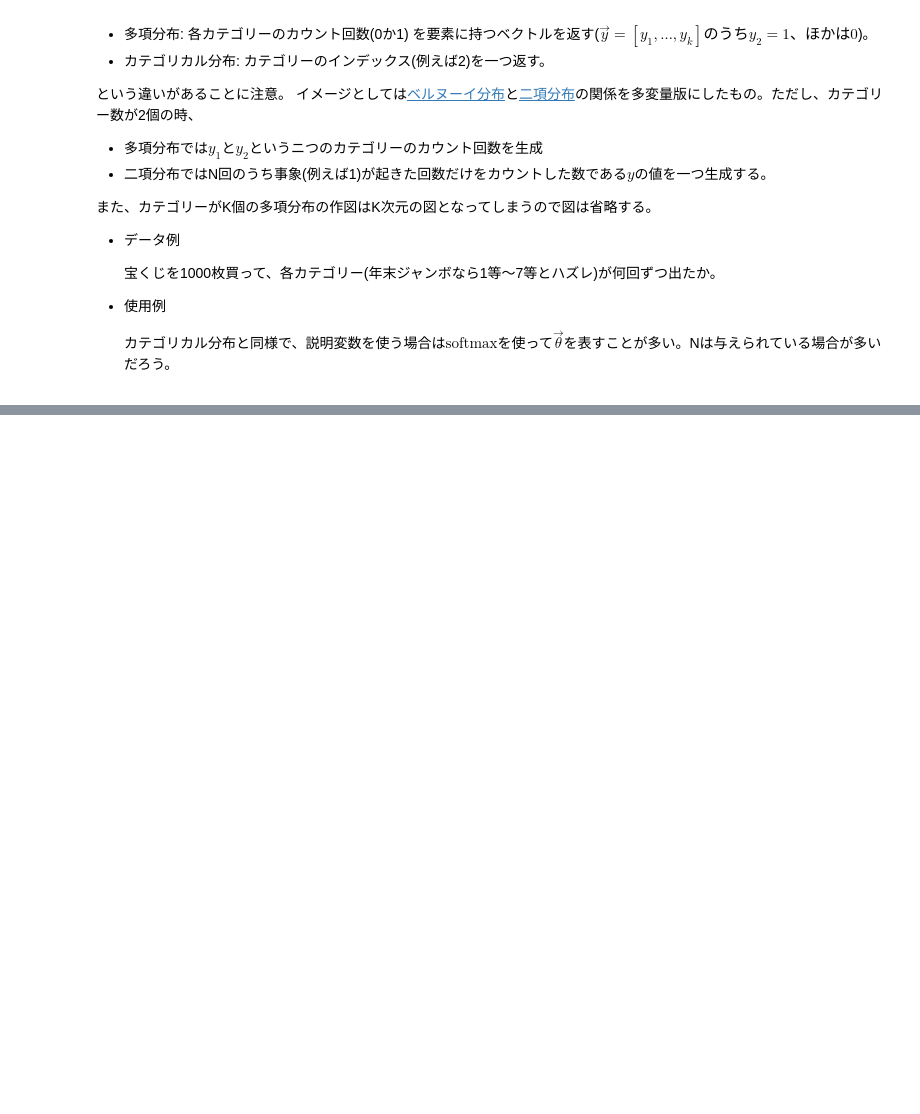
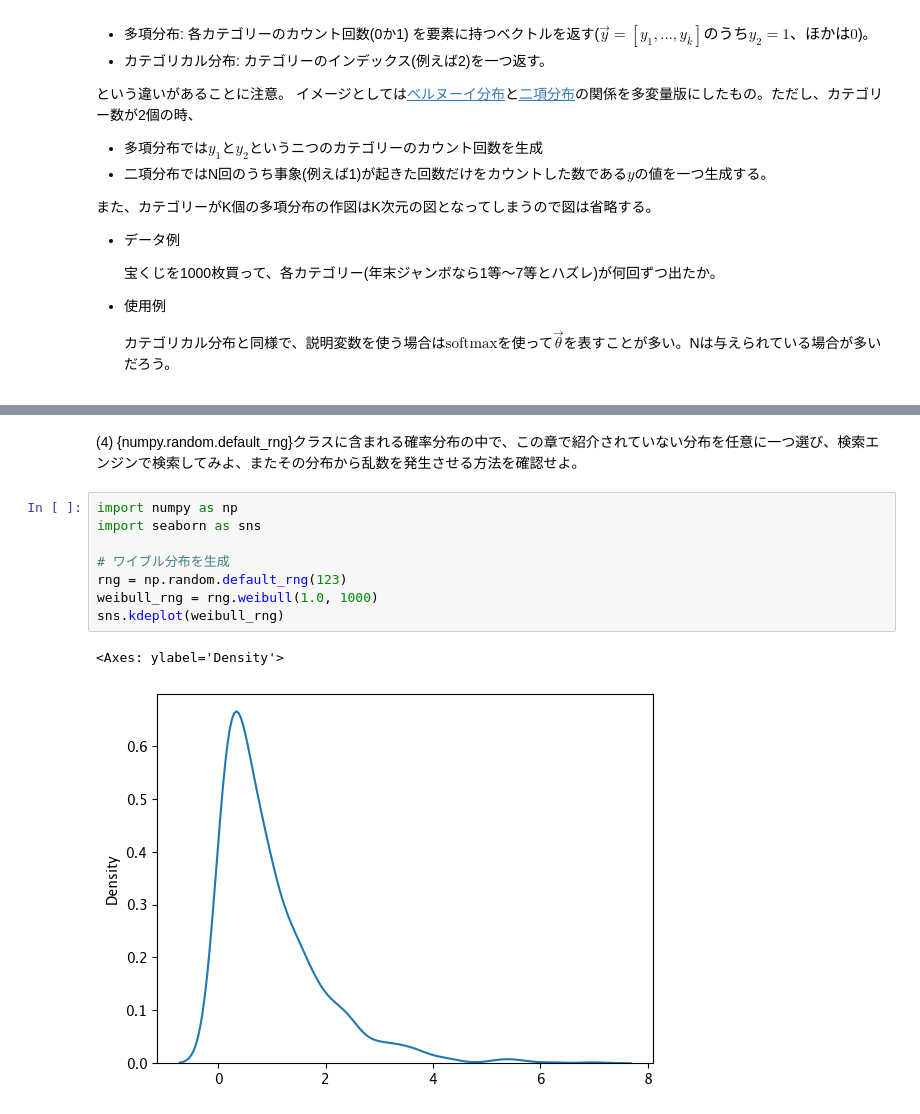
Before and after one commit to sato1214syun/RStanBook-Python, a Jupyter notebook: src/python_bayes/chap06.ipynb, the cells around one changed output, grey strips where cells are left out. Cells and saved outputs as stored; diff of their text form; blank space fills up the shorter version.

```diff
--- a/src/python_bayes/chap06.ipynb
+++ b/src/python_bayes/chap06.ipynb
@@ -446,0 +796,13 @@ $$
+# %% [markdown]
+(4) {numpy.random.default_rng}クラスに含まれる確率分布の中で、この章で紹介されていない分布を任意に一つ選び、検索エンジンで検索してみよ、またその分布から乱数を発生させる方法を確認せよ。
+# %%
+import numpy as np
+import seaborn as sns
+
+# ワイブル分布を生成
+rng = np.random.default_rng(123)
+weibull_rng = rng.weibull(1.0, 1000)
+sns.kdeplot(weibull_rng)
+# %% [output]
+<Axes: ylabel='Density'>
+[figure, added]
```
Also changed, not shown: parts of 19 cells of this notebook, 3 other files.
